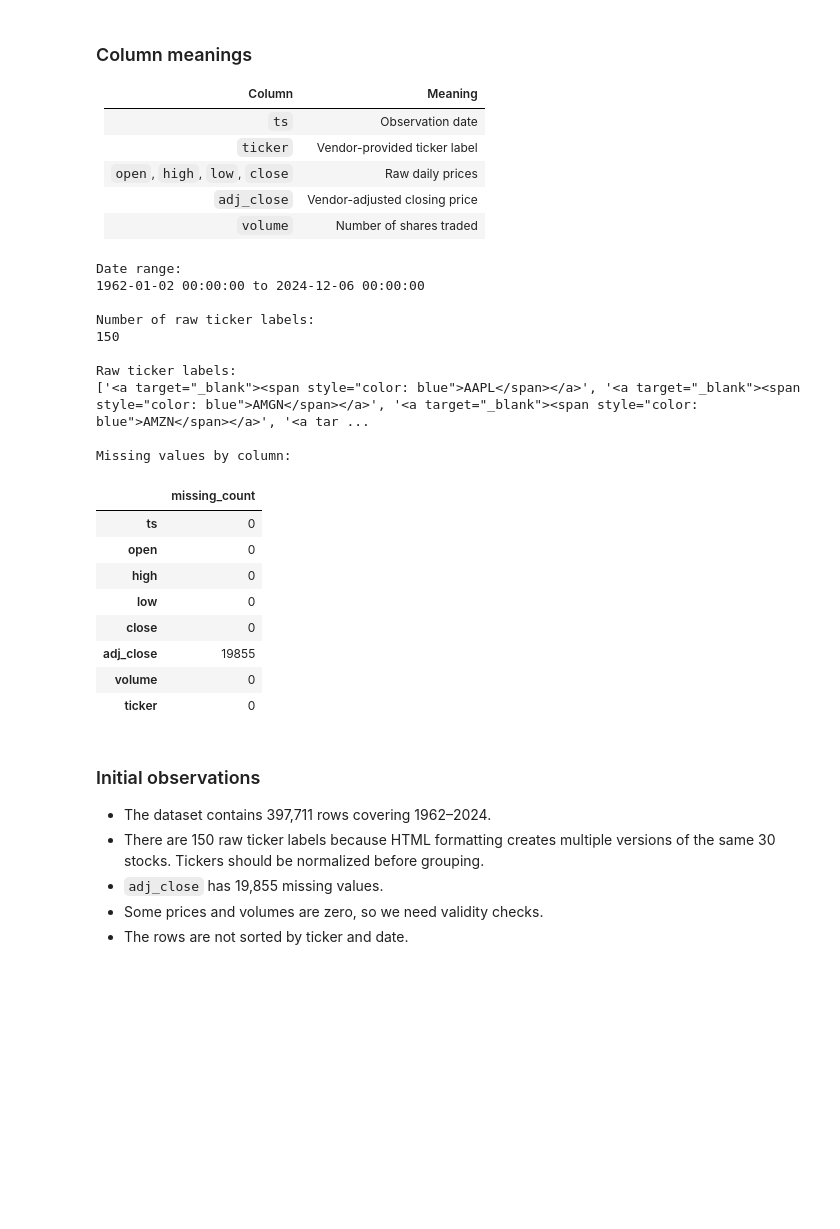
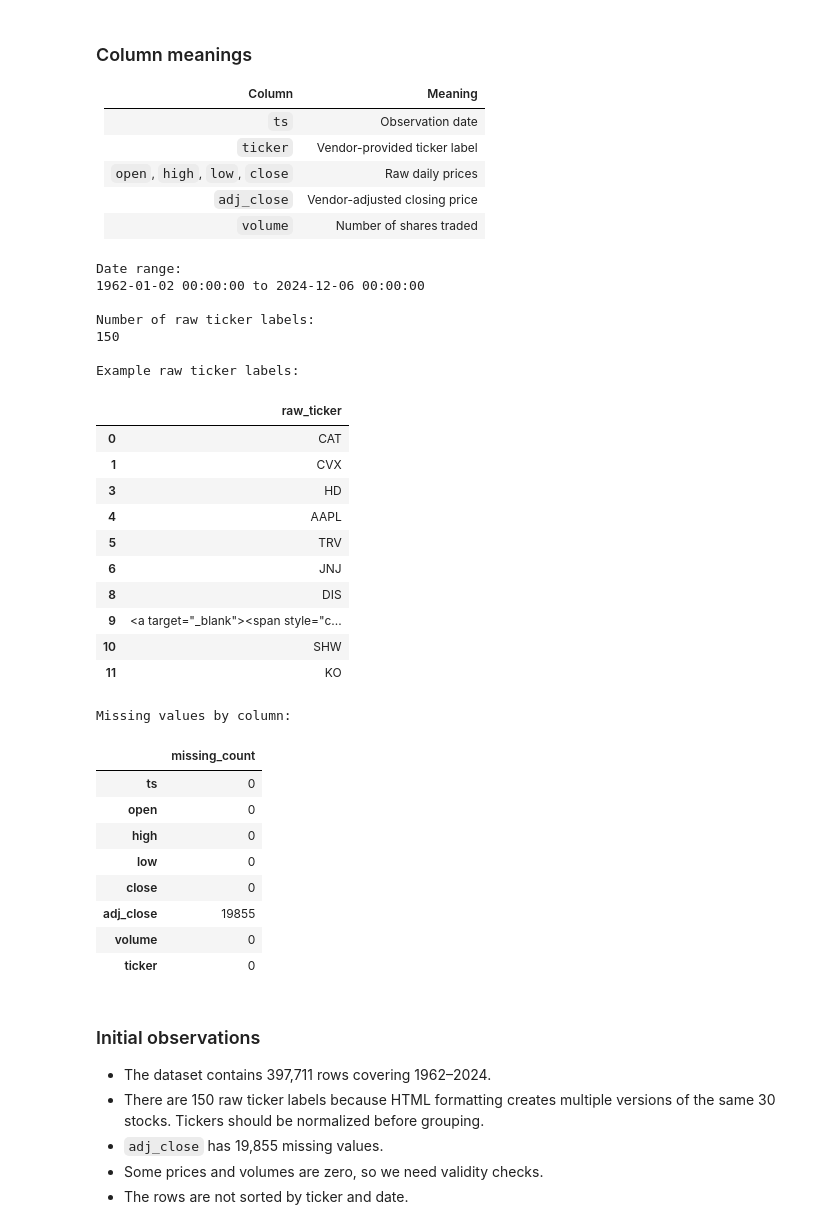
Before and after one commit to yang-guo/UCB-MFE-python-preprogram-2026-winter, a Jupyter notebook: Homeworks/HW2/Hiba_Lina_Ben_Khaddah/01_data_cleaning.ipynb, the cells around one changed output. Drawn from its saved outputs; the diff is of its cells as text; code cells hidden in the pictures; blank space fills up the shorter version.

```diff
--- a/Homeworks/HW2/Hiba_Lina_Ben_Khaddah/01_data_cleaning.ipynb
+++ b/Homeworks/HW2/Hiba_Lina_Ben_Khaddah/01_data_cleaning.ipynb
@@ -99,37 +102,52 @@ memory usage: 31.6 MB
 # %%
 parsed_dates = pd.to_datetime(raw["ts"], errors="coerce")
 
 print("Date range:")
 print(parsed_dates.min(), "to", parsed_dates.max())
 
 print("\nNumber of raw ticker labels:")
 print(raw["ticker"].nunique(dropna=True))
 
-print("\nRaw ticker labels:")
-print(sorted(raw["ticker"].dropna().astype(str).unique()))
+print("\nExample raw ticker labels:")
+display(
+    raw["ticker"]
+    .drop_duplicates()
+    .head(10)
+    .rename("raw_ticker")
+    .to_frame()
+)
 
 print("\nMissing values by column:")
 display(raw.isna().sum().rename("missing_count").to_frame())
 # %% [output]
 Date range:
 1962-01-02 00:00:00 to 2024-12-06 00:00:00
 
 Number of raw ticker labels:
 150
 
-Raw ticker labels:
-['<a target="_blank"><span style="color: blue">AAPL</span></a>', '<a target="_blank"><span style="color: blue">AMGN</span></a>', '<a target="_blank"><span style="color: blue">AMZN</span></a>', '<a tar ...
-
-Missing values by column:
+Example raw ticker labels:
-|  | missing_count |
-| ts | 0 |
-| open | 0 |
-| high | 0 |
-| low | 0 |
-| close | 0 |
-| adj_close | 19855 |
-| volume | 0 |
-| ticker | 0 |
+|  | raw_ticker |
+| 0 | CAT |
+| 1 | CVX |
+| 3 | HD |
+| 4 | AAPL |
+| 5 | TRV |
+| 6 | JNJ |
+| 8 | DIS |
+| 9 | <a target="_blank"><span style="c... |
+| 10 | SHW |
+| 11 | KO |
+Missing values by column:
+|  | missing_count |
+| ts | 0 |
+| open | 0 |
+| high | 0 |
+| low | 0 |
+| close | 0 |
+| adj_close | 19855 |
+| volume | 0 |
+| ticker | 0 |
 # %% [markdown]
 ### Initial observations
 
```
Also changed, not shown: parts of 5 cells of this notebook.
